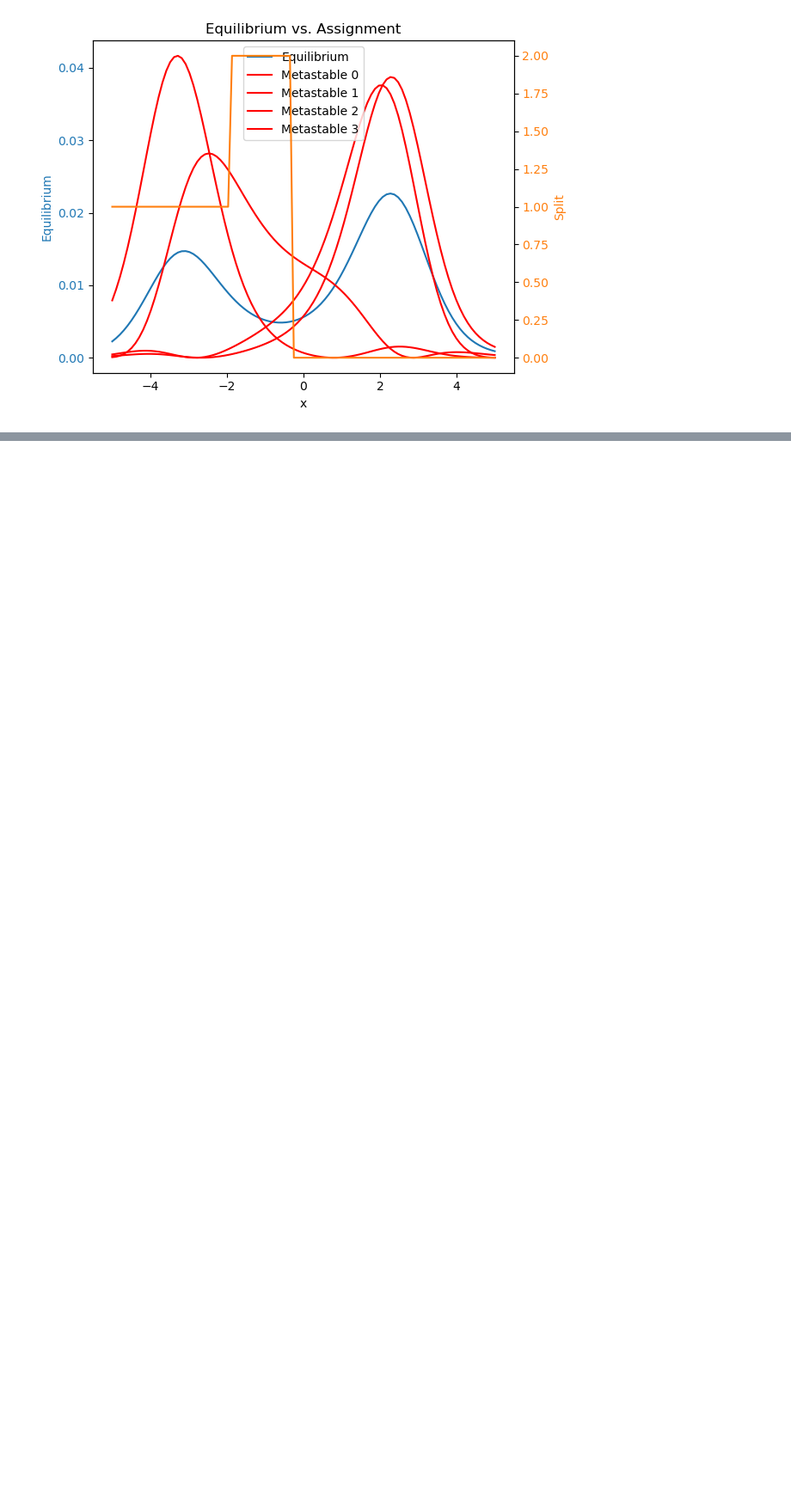
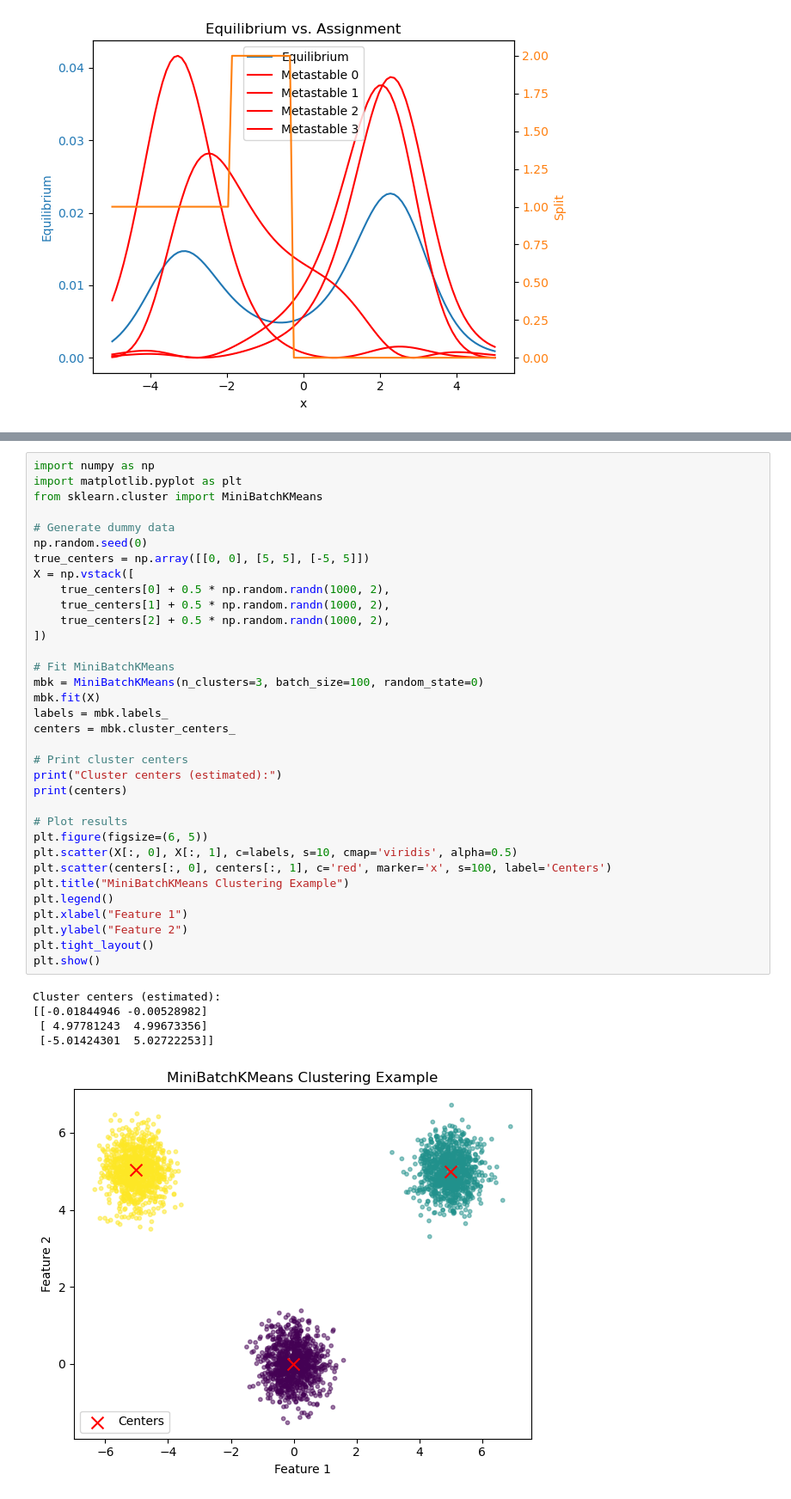
Before and after one commit to connorblake1/CHEM313, a Jupyter notebook: final_project/testing.ipynb, the cells around one changed output, grey strips where cells are left out. Shown at 86% size. Cells and saved outputs as stored; diff of their text form; blank space fills up the shorter version.

```diff
--- a/final_project/testing.ipynb
+++ b/final_project/testing.ipynb
@@ -257,0 +260,40 @@ plt.show()
+# %%
+import numpy as np
+import matplotlib.pyplot as plt
+from sklearn.cluster import MiniBatchKMeans
+
+# Generate dummy data
+np.random.seed(0)
+true_centers = np.array([[0, 0], [5, 5], [-5, 5]])
+X = np.vstack([
+    true_centers[0] + 0.5 * np.random.randn(1000, 2),
+    true_centers[1] + 0.5 * np.random.randn(1000, 2),
+    true_centers[2] + 0.5 * np.random.randn(1000, 2),
+])
+
+# Fit MiniBatchKMeans
+mbk = MiniBatchKMeans(n_clusters=3, batch_size=100, random_state=0)
+mbk.fit(X)
+labels = mbk.labels_
+centers = mbk.cluster_centers_
+
+# Print cluster centers
+print("Cluster centers (estimated):")
+print(centers)
+
+# Plot results
+plt.figure(figsize=(6, 5))
+plt.scatter(X[:, 0], X[:, 1], c=labels, s=10, cmap='viridis', alpha=0.5)
+plt.scatter(centers[:, 0], centers[:, 1], c='red', marker='x', s=100, label='Centers')
+plt.title("MiniBatchKMeans Clustering Example")
+plt.legend()
+plt.xlabel("Feature 1")
+plt.ylabel("Feature 2")
+plt.tight_layout()
+plt.show()
+# %% [output]
+Cluster centers (estimated):
+[[-0.01844946 -0.00528982]
+ [ 4.97781243  4.99673356]
+ [-5.01424301  5.02722253]]
+[figure, added]
```
Also changed, not shown: parts of 4 cells of this notebook, 30 other files.
